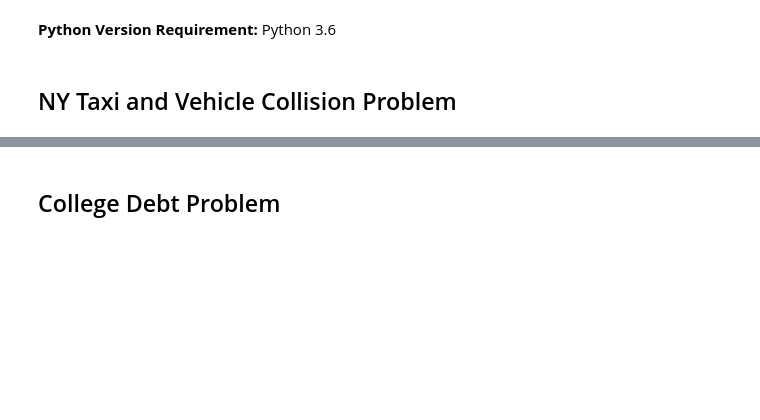
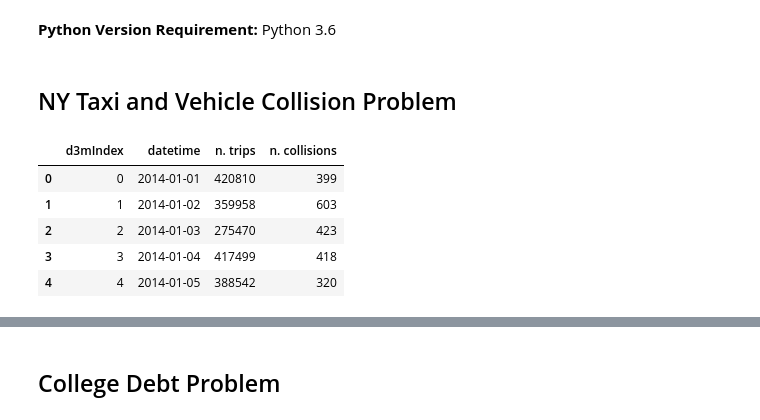
Before and after one commit to VIDA-NYU/prida, a Jupyter notebook: use-cases/datamart-data/download-datamart-datasets-joinable-with-query-datasets.ipynb, the cells around one changed output, grey strips where cells are left out. Cells and saved outputs as stored; diff of their text form; code cells hidden in the pictures; blank space fills up the shorter version.

```diff
--- a/use-cases/datamart-data/download-datamart-datasets-joinable-with-query-datasets.ipynb
+++ b/use-cases/datamart-data/download-datamart-datasets-joinable-with-query-datasets.ipynb
@@ -285,4 +290,13 @@ client = datamart_nyu.NYUDatamart('http://localhost:8002/')
 taxi_vehicle_collision_path = str(Path.home()) + '/projects/dataset-ranking/use-cases/data/taxi-vehicle-collision/' +\
        'taxi-vehicle-collision-v2.csv'
 taxi_vehicle_collision = container.Dataset.load('file://' + taxi_vehicle_collision_path)
+# %%
+taxi_vehicle_collision['learningData'].head()
+# %% [output]
+|  | d3mIndex | datetime | n. trips | n. collisions |
+| 0 | 0 | 2014-01-01 | 420810 | 399 |
+| 1 | 1 | 2014-01-02 | 359958 | 603 |
+| 2 | 2 | 2014-01-03 | 275470 | 423 |
+| 3 | 3 | 2014-01-04 | 417499 | 418 |
+| 4 | 4 | 2014-01-05 | 388542 | 320 |
 # %%
```
Also changed, not shown: parts of 24 cells of this notebook, 2 other files.
